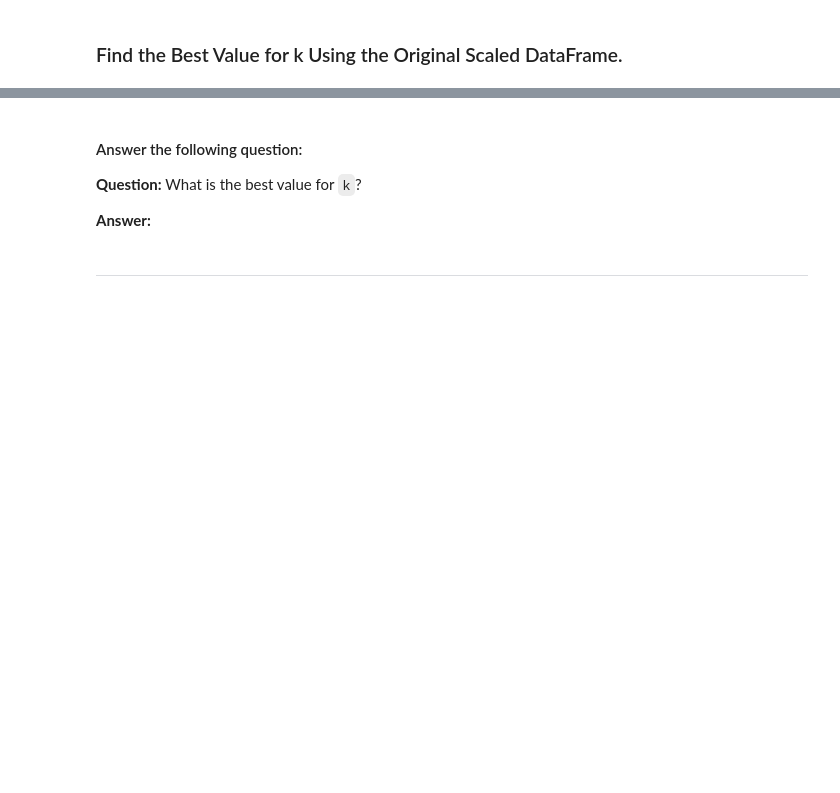
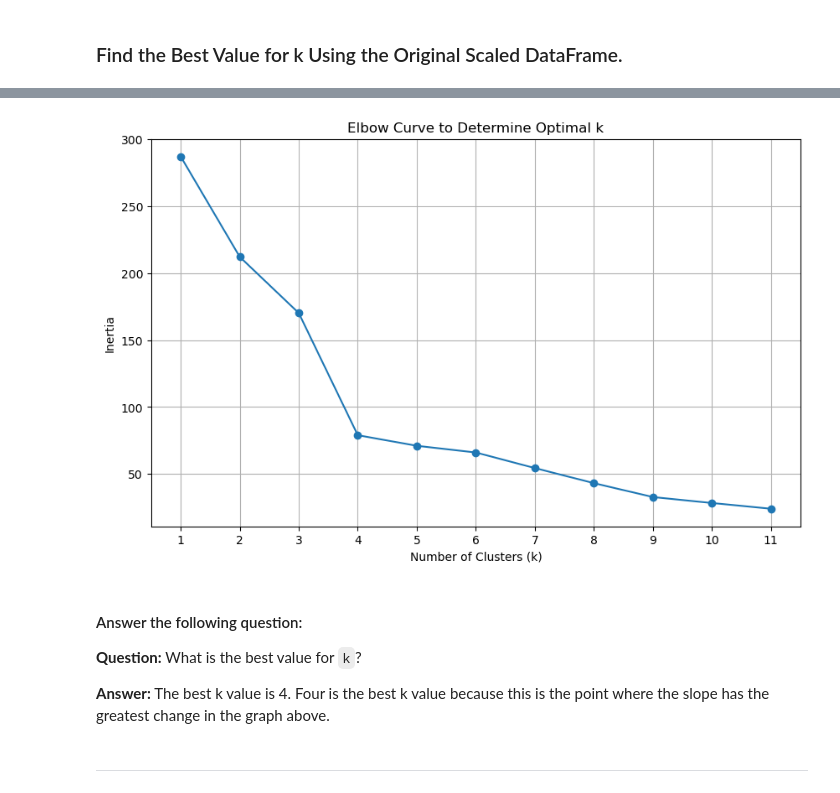
Before and after one commit to AzaniaHH/CryptoClustering, a Jupyter notebook: Crypto_Clustering.ipynb, the cells around one changed output, grey strips where cells are left out. Drawn from its saved outputs; the diff is of its cells as text; code cells hidden in the pictures; blank space fills up the shorter version.

```diff
--- a/Crypto_Clustering.ipynb
+++ b/Crypto_Clustering.ipynb
@@ -54,3 +55,14 @@ df_market_data.hvplot.line(
 ### Prepare the Data
 # %%
 # Use the `StandardScaler()` module from scikit-learn to normalize the data from the CSV file
+
+scaler = StandardScaler()
+df_market_data_scaled = scaler.fit_transform(df_market_data)
+
+df_market_data_scaled = pd.DataFrame(
+    df_market_data_scaled,
+    columns=df_market_data.columns,
+    index=df_market_data.index
+)
+
+df_market_data_scaled.head()
@@ -74,9 +122,18 @@ df_market_data.hvplot.line(
 # %%
 # Create an empty list to store the inertia values
+inertia = []
 
 
 # Create a for loop to compute the inertia with each possible value of k
+
 # Inside the loop:
 # 1. Create a KMeans model using the loop counter for the n_clusters
 # 2. Fit the model to the data using `df_market_data_scaled`
 # 3. Append the model.inertia_ to the inertia list
+
+for k in range(1, 12):
+    kmeans = KMeans(n_clusters=k, random_state=42)
+    kmeans.fit(df_market_data_scaled)
+    inertia.append(kmeans.inertia_)
+
+print(inertia)
@@ -88,12 +160,28 @@ df_market_data.hvplot.line(
 # %%
 # Plot a line chart with all the inertia values computed with
 # the different values of k to visually identify the optimal value for k.
+elbow_data = {
+    "k": list(range(1, 12)),
+    "inertia": inertia
+}
+df_elbow = pd.DataFrame(elbow_data)
+
+plt.figure(figsize=(10, 6))
+plt.plot(df_elbow["k"], df_elbow["inertia"], marker='o')
+plt.title("Elbow Curve to Determine Optimal k")
+plt.xlabel("Number of Clusters (k)")
+plt.ylabel("Inertia")
+plt.xticks(range(1, 12))
+plt.grid(True)
+plt.show()
+# %% [output]
+[figure, added]
 # %% [markdown]
 #### Answer the following question:
 
 **Question:** What is the best value for `k`?
 
-**Answer:**
+**Answer:** The best k value is 4. Four is the best k value because this is the point where the slope has the greatest change in the graph above.
 # %% [markdown]
 ---
 # %% [markdown]
```
Also changed, not shown: parts of 7 cells of this notebook.
